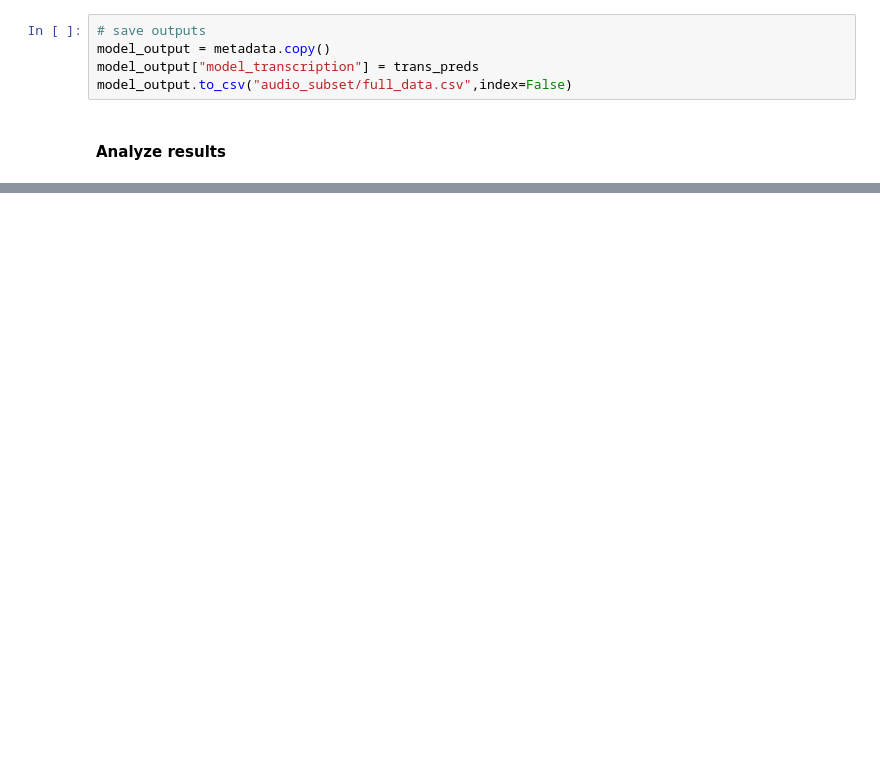
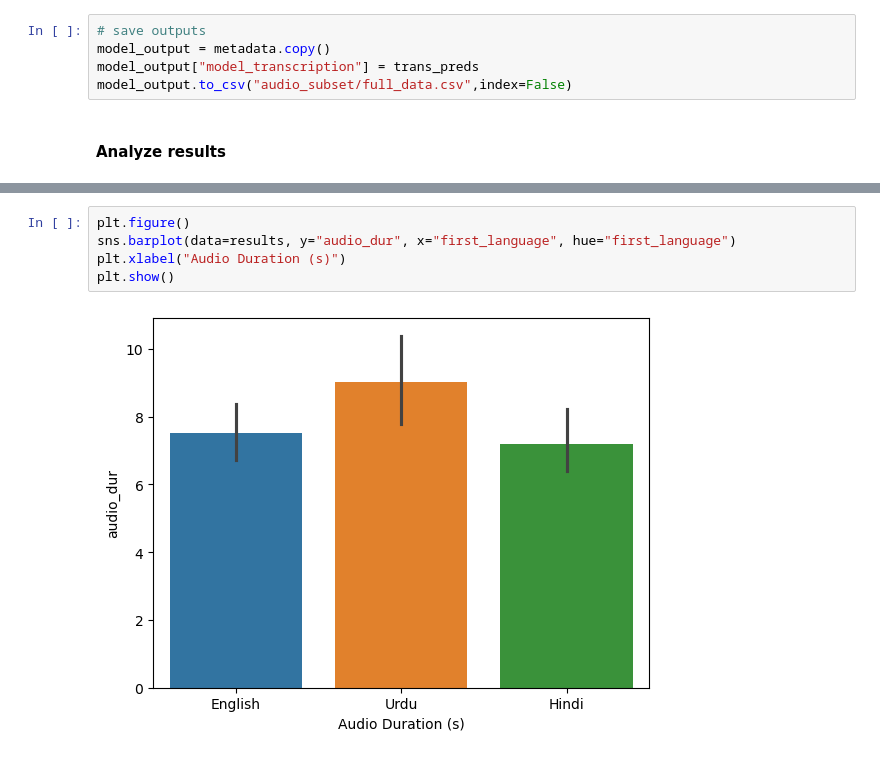
Before and after one commit to zpsheldon/ml-fairness, a Jupyter notebook: hw2/report.ipynb, the cells around one changed output, grey strips where cells are left out. Drawn from its saved outputs; the diff is of its cells as text; blank space fills up the shorter version.

```diff
--- a/hw2/report.ipynb
+++ b/hw2/report.ipynb
@@ -88,0 +200,7 @@ model_output.to_csv("audio_subset/full_data.csv",index=False)
+# %%
+plt.figure()
+sns.barplot(data=results, y="audio_dur", x="first_language", hue="first_language")
+plt.xlabel("Audio Duration (s)")
+plt.show()
+# %% [output]
+[figure, added]
```
Also changed, not shown: parts of 22 cells of this notebook.
